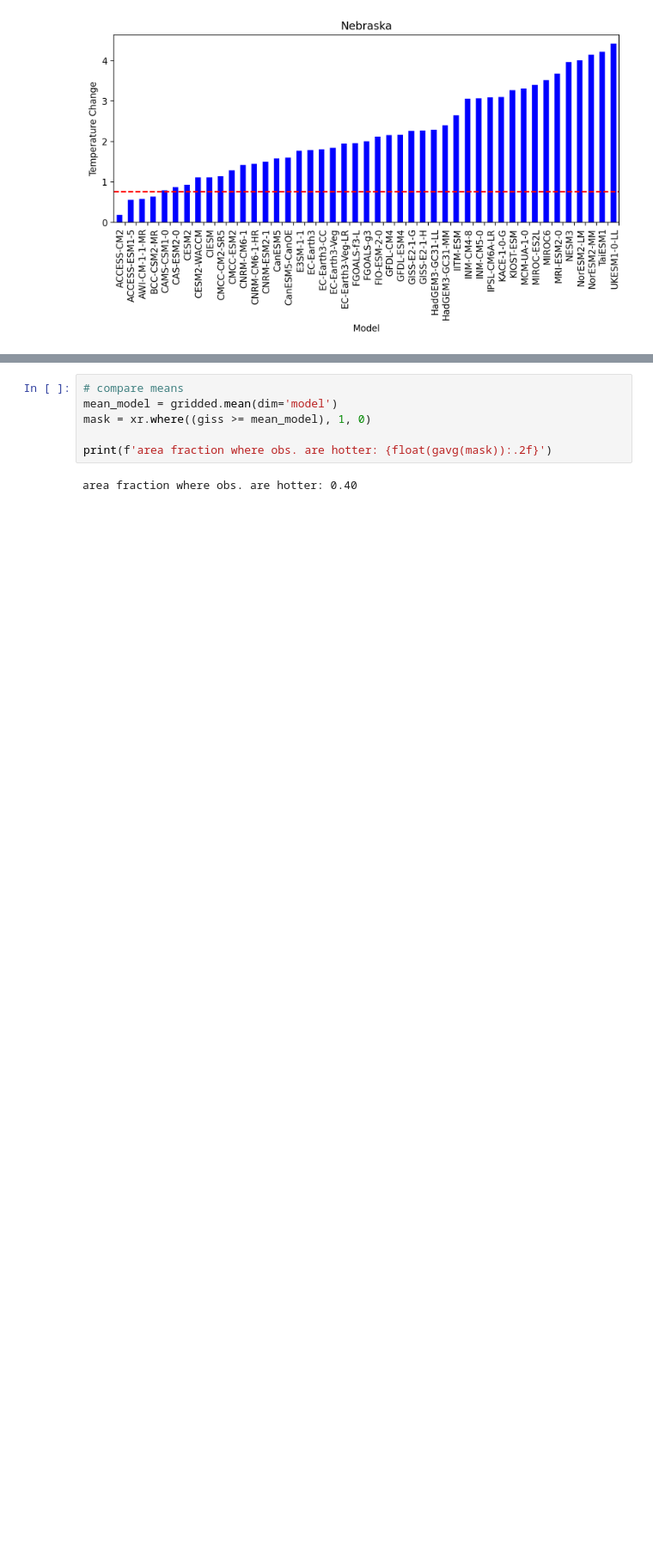
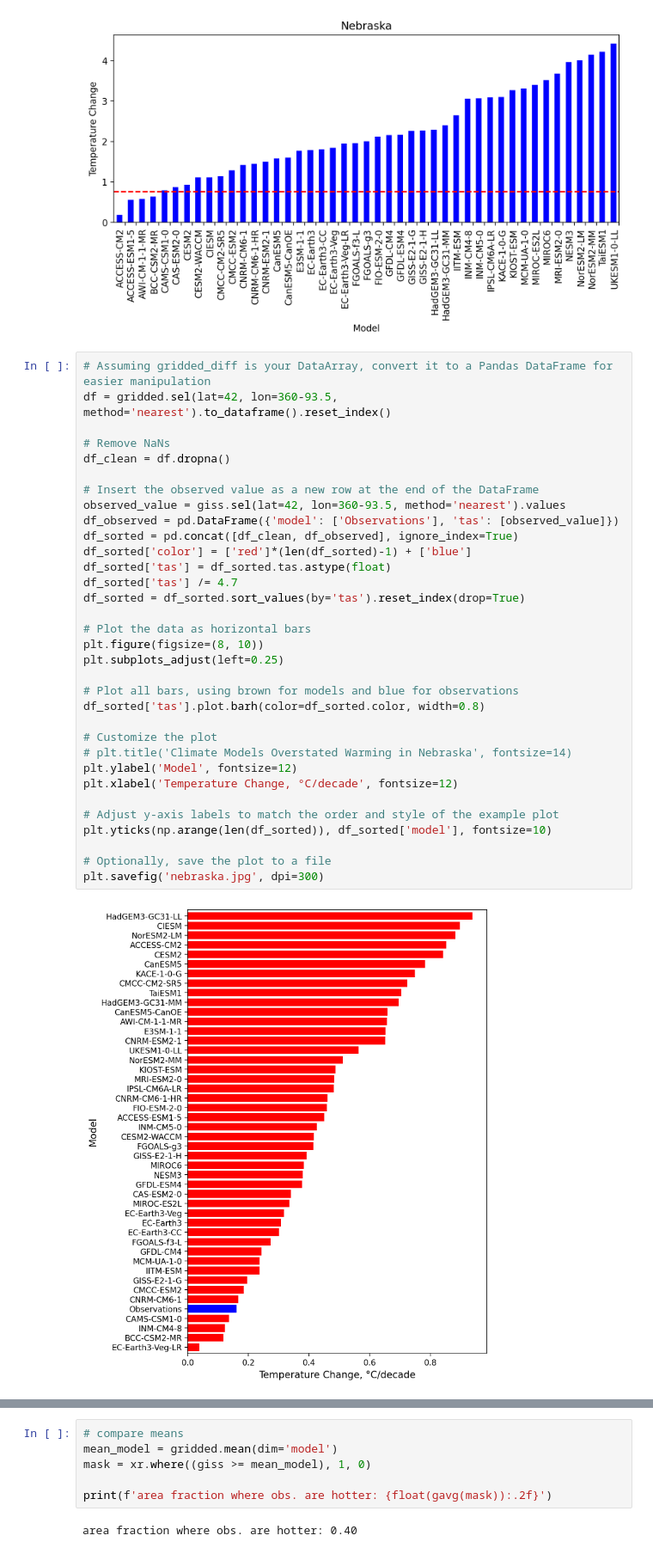
Before and after one commit to aedessler/TCB_Trump_Graphic, a Jupyter notebook: trend_comparison_trump.ipynb, the cells around one changed output, grey strips where cells are left out. Shown at 86% size. Cells and saved outputs as stored; diff of their text form; blank space fills up the shorter version.

Commit message:
corrected bug & reformatted plot

```diff
--- a/trend_comparison_trump.ipynb
+++ b/trend_comparison_trump.ipynb
@@ -327,6 +329,41 @@ plt.xticks(np.arange(len(df_clean))+0.5,df_clean.model, rotation=90, ha = 'right
 # savefig('nebraska.jpg',dpi = 300)
 # %% [output]
 [figure]
+# %%
+# Assuming gridded_diff is your DataArray, convert it to a Pandas DataFrame for easier manipulation
+df = gridded.sel(lat=42, lon=360-93.5, method='nearest').to_dataframe().reset_index()
+
+# Remove NaNs
+df_clean = df.dropna()
+
+# Insert the observed value as a new row at the end of the DataFrame
+observed_value = giss.sel(lat=42, lon=360-93.5, method='nearest').values
+df_observed = pd.DataFrame({'model': ['Observations'], 'tas': [observed_value]})
+df_sorted = pd.concat([df_clean, df_observed], ignore_index=True)
+df_sorted['color'] = ['red']*(len(df_sorted)-1) + ['blue']
+df_sorted['tas'] = df_sorted.tas.astype(float)
+df_sorted['tas'] /= 4.7
+df_sorted = df_sorted.sort_values(by='tas').reset_index(drop=True)
+
+# Plot the data as horizontal bars
+plt.figure(figsize=(8, 10))
+plt.subplots_adjust(left=0.25)
+
+# Plot all bars, using brown for models and blue for observations
+df_sorted['tas'].plot.barh(color=df_sorted.color, width=0.8)
+
+# Customize the plot
+# plt.title('Climate Models Overstated Warming in Nebraska', fontsize=14)
+plt.ylabel('Model', fontsize=12)
+plt.xlabel('Temperature Change, °C/decade', fontsize=12)
+
+# Adjust y-axis labels to match the order and style of the example plot
+plt.yticks(np.arange(len(df_sorted)), df_sorted['model'], fontsize=10)
+
+# Optionally, save the plot to a file
+plt.savefig('nebraska.jpg', dpi=300)
+# %% [output]
+[figure, added]
 # %%
 ## models in spencer's figure
 spencer_models = [    "CIESM",     "HadGEM3-GC31-LL",    "CESM2-WACCM",    "CESM2",    "CanESM5",
```
Also changed, not shown: parts of 1 cell of this notebook.
